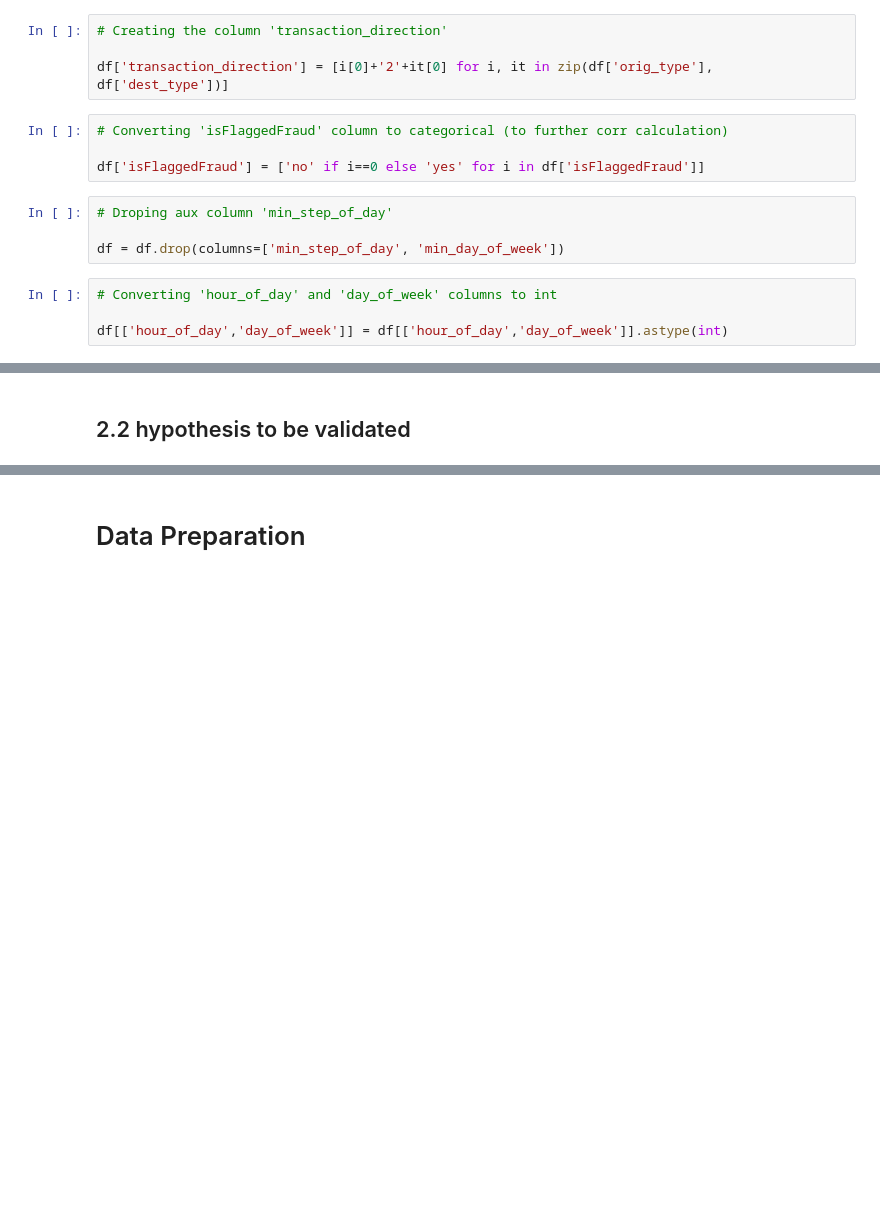
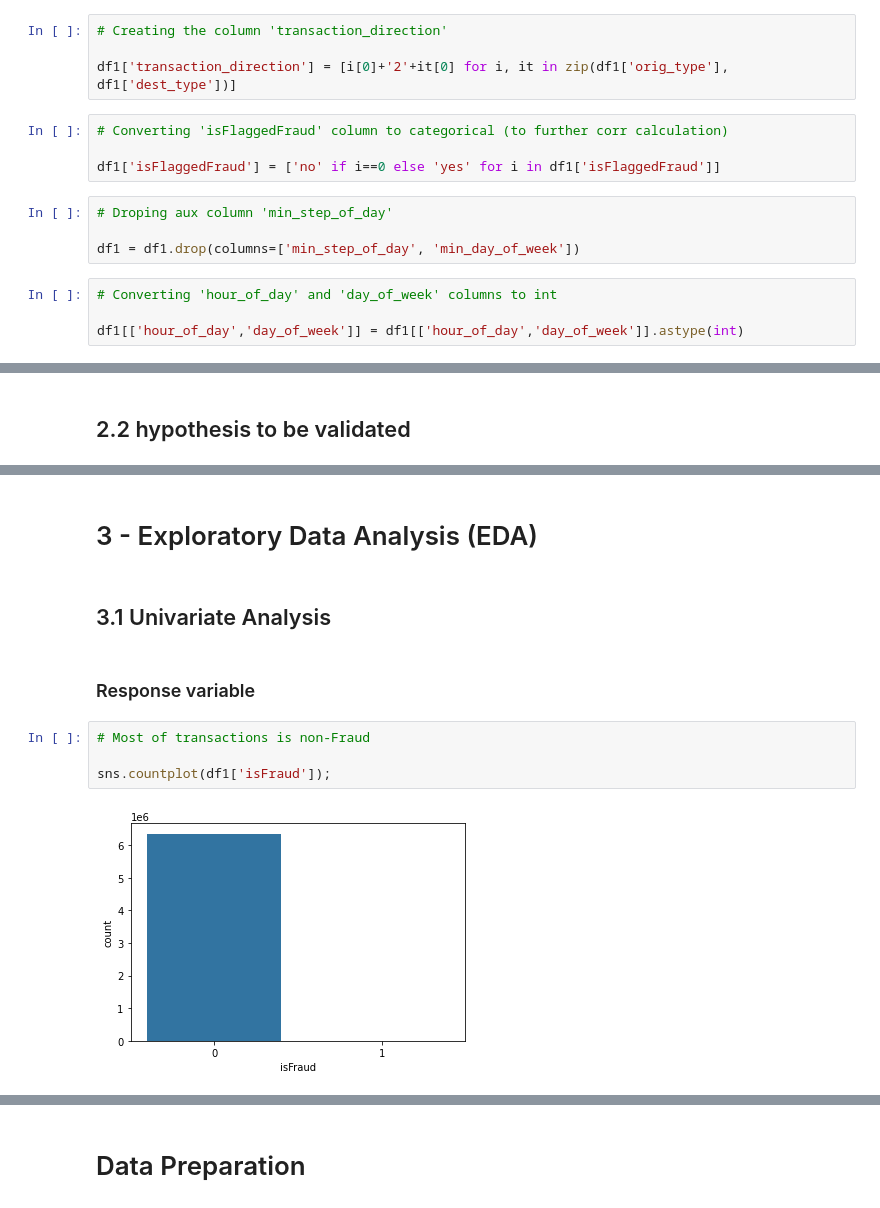
Before and after one commit to GustavoHBDuarte/fraud-detection, a Jupyter notebook: notebook_main.ipynb, the cells around one changed output, grey strips where cells are left out. Drawn from its saved outputs; the diff is of its cells as text; blank space fills up the shorter version.

Commit message:
notebbok main updated. Feature engineering step finished. EDA step started.

```diff
--- a/notebook_main.ipynb
+++ b/notebook_main.ipynb
@@ -646,17 +648,17 @@ M2C (Merchant to Custumer)
 # %%
 # Creating the column 'transaction_direction'
 
-df['transaction_direction'] = [i[0]+'2'+it[0] for i, it in zip(df['orig_type'], df['dest_type'])]
+df1['transaction_direction'] = [i[0]+'2'+it[0] for i, it in zip(df1['orig_type'], df1['dest_type'])]
 # %%
 # Converting 'isFlaggedFraud' column to categorical (to further corr calculation)
 
-df['isFlaggedFraud'] = ['no' if i==0 else 'yes' for i in df['isFlaggedFraud']]
+df1['isFlaggedFraud'] = ['no' if i==0 else 'yes' for i in df1['isFlaggedFraud']]
 # %%
 # Droping aux column 'min_step_of_day'
 
-df = df.drop(columns=['min_step_of_day', 'min_day_of_week'])
+df1 = df1.drop(columns=['min_step_of_day', 'min_day_of_week'])
 # %%
 # Converting 'hour_of_day' and 'day_of_week' columns to int
 
-df[['hour_of_day','day_of_week']] = df[['hour_of_day','day_of_week']].astype(int)
+df1[['hour_of_day','day_of_week']] = df1[['hour_of_day','day_of_week']].astype(int)
 # %%
@@ -692,0 +716,12 @@ df
+# %% [markdown]
+# 3 - Exploratory Data Analysis (EDA)
+# %% [markdown]
+## 3.1 Univariate Analysis
+# %% [markdown]
+### Response variable
+# %%
+# Most of transactions is non-Fraud
+
+sns.countplot(df1['isFraud']);
+# %% [output]
+[figure, added]
```
Also changed, not shown: parts of 59 cells of this notebook.
